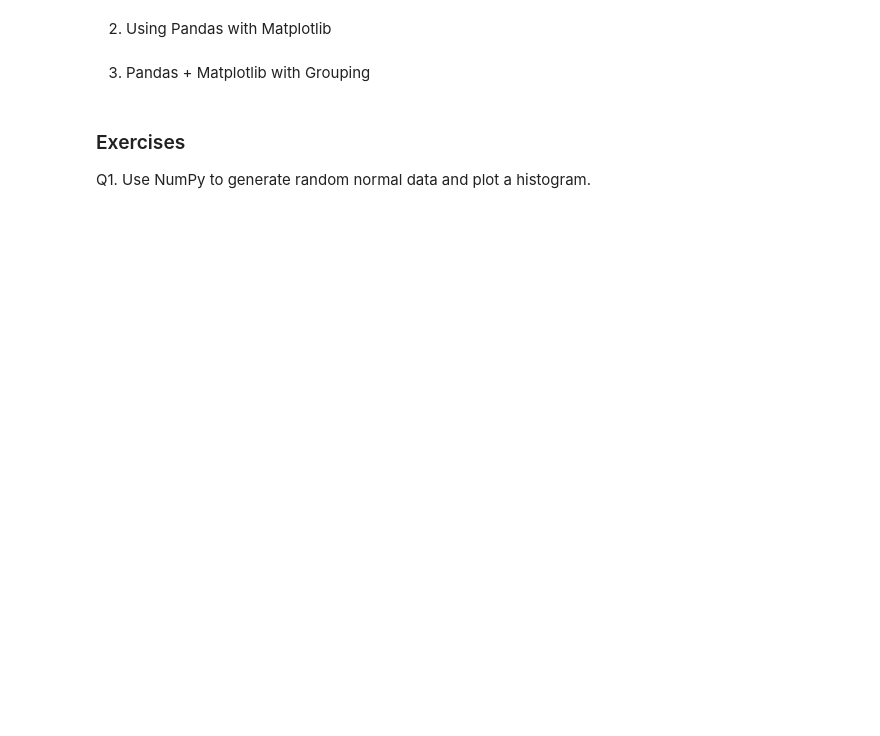
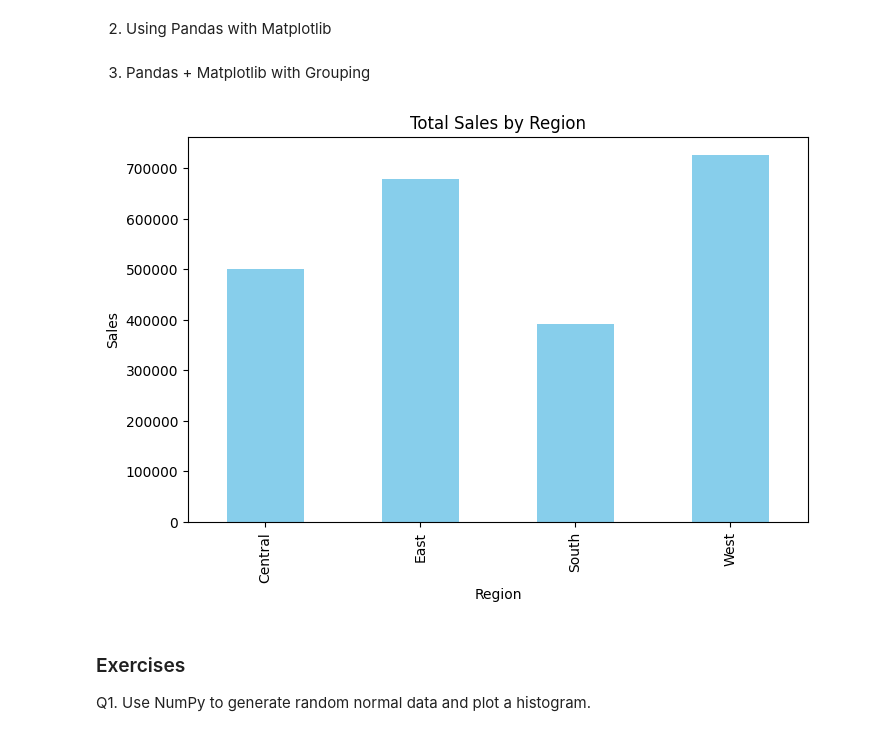
Before and after one commit to SujitChaudhary2005/AI-ML-Learning-Journey, a Jupyter notebook: Matplotlib_foundations/combining_matplotlib_with_NumPy_&_pandas.ipynb, the cells around one changed output. Saved outputs shown, nothing was run; the diff lists cells and outputs as text; code cells hidden in the pictures; blank space fills up the shorter version.

```diff
--- a/Matplotlib_foundations/combining_matplotlib_with_NumPy_&_pandas.ipynb
+++ b/Matplotlib_foundations/combining_matplotlib_with_NumPy_&_pandas.ipynb
@@ -60,12 +62,18 @@ plt.show()
 # %% [markdown]
 3. Pandas + Matplotlib with Grouping
 # %%
+import pandas as pd
+
+df = pd.read_csv("data/Superstore.csv", encoding='latin-1')
+
 region_sales = df.groupby("Region")["Sales"].sum()
 
 region_sales.plot(kind="bar", color="skyblue", figsize=(8,5))
 plt.title("Total Sales by Region")
 plt.ylabel("Sales")
 plt.show()
+# %% [output]
+[figure, added]
 # %% [markdown]
 ### Exercises
 
```
Also changed, not shown: parts of 5 cells of this notebook.
